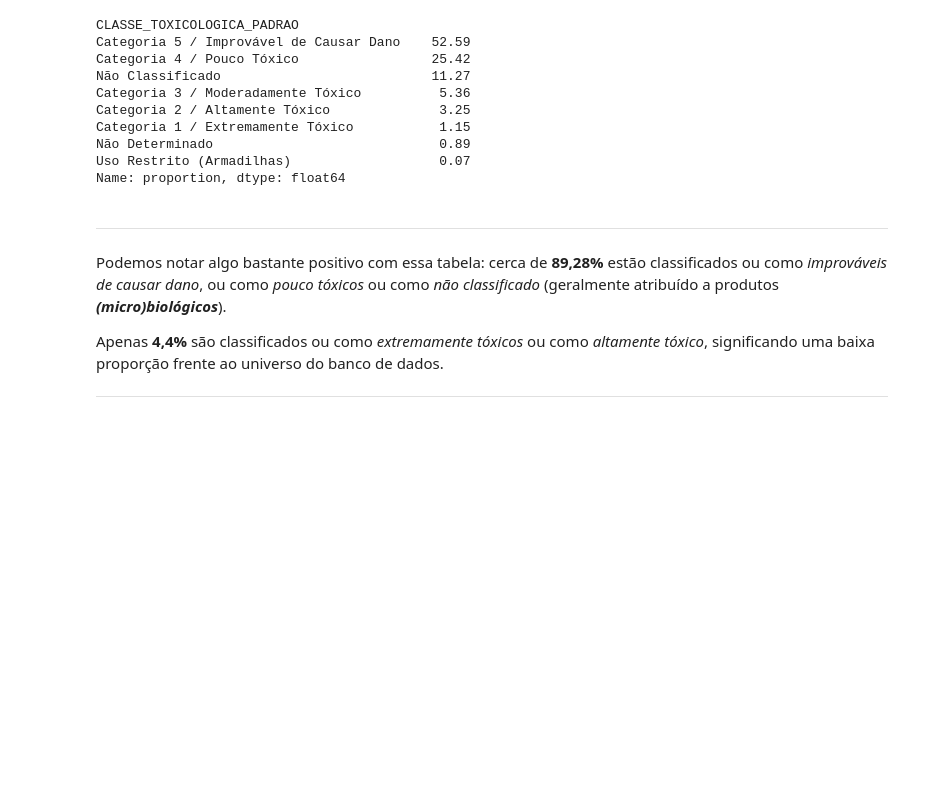
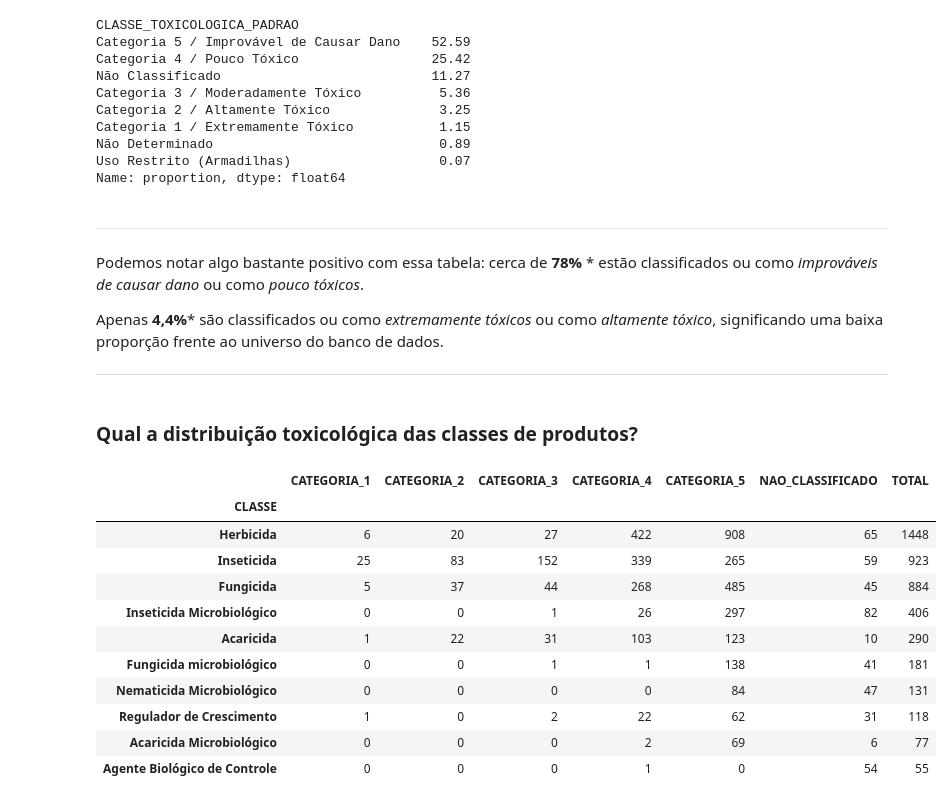
Before and after one commit to luan-vsd/Analise-Agrofit, a Jupyter notebook: notebooks/agrofit.ipynb, the cells around one changed output. Drawn from its saved outputs; the diff is of its cells as text; code cells hidden in the pictures; blank space fills up the shorter version.

```diff
--- a/notebooks/agrofit.ipynb
+++ b/notebooks/agrofit.ipynb
@@ -21,7 +21,5 @@ response = requests.get(url, headers=headers)
 
 # Salvar no caminho correto
 csv_path = os.path.join(data_folder, "agrofitprodutosformulados.csv")
-with open(csv_path, "wb") as f:
-    f.write(response.content)
 # %%
 import pandas as pd
@@ -437,8 +488,49 @@ Name: proportion, dtype: float64
 # %% [markdown]
 ---
 
-Podemos notar algo bastante positivo com essa tabela: cerca de **89,28%** estão classificados ou como *improváveis de causar dano*, ou como *pouco tóxicos* ou como *não classificado* (geralmente atribuído a produtos ***(micro)biológicos***).
+Podemos notar algo bastante positivo com essa tabela: cerca de **78%** * estão classificados ou como *improváveis de causar dano* ou como *pouco tóxicos*.
 
-Apenas **4,4%** são classificados ou como *extremamente tóxicos* ou como *altamente tóxico*, significando uma baixa proporção frente ao universo do banco de dados.
+Apenas **4,4%*** são classificados ou como *extremamente tóxicos* ou como *altamente tóxico*, significando uma baixa proporção frente ao universo do banco de dados.
+
 
 ---
+# %% [markdown]
+### Qual a distribuição toxicológica das classes de produtos?
+# %%
+# Seleciona colunas relevantes e remove duplicatas de produtos
+classes_toxicologia_df = df[['NR_REGISTRO', 'CLASSE', 'CLASSE_TOXICOLOGICA_PADRAO']].drop_duplicates(subset=['NR_REGISTRO'])
+
+# Cria colunas booleanas para as 5 classes toxicológicas
+for x in range(1, 6):
+    classes_toxicologia_df[f'CATEGORIA_{x}'] = classes_toxicologia_df['CLASSE_TOXICOLOGICA_PADRAO'].str.contains(f'Categoria {x}', case=False, na=False)
+
+# Cria coluna booleana para a classe de "Não Classificado"
+classes_toxicologia_df['NAO_CLASSIFICADO'] = classes_toxicologia_df['CLASSE_TOXICOLOGICA_PADRAO'].str.contains('Não Classificado', case=False, na=False)
+
+# Separa as classes em cada linha para melhor compreensão
+classes_toxicologia_df['CLASSE'] = classes_toxicologia_df['CLASSE'].str.split('/')
+classes_toxicologia = classes_toxicologia_df.explode(column='CLASSE')
+
+# Agrupa por classe e soma a quantidade de produtos por classe
+classes_toxicologia = classes_toxicologia.groupby('CLASSE', observed=True)[['CATEGORIA_1', 'CATEGORIA_2', 'CATEGORIA_3', 'CATEGORIA_4', 'CATEGORIA_5','NAO_CLASSIFICADO']].sum()
+
+# Adiciona coluna de total para facilitar ordenação
+classes_toxicologia['TOTAL'] = classes_toxicologia.sum(axis=1)
+
+# Ordena pelas classes com mais produtos e exibe as top 10
+classes_toxicologia = classes_toxicologia.nlargest(n=10, columns='TOTAL')
+
+classes_toxicologia
+# %% [output]
+|  | CATEGORIA_1 | CATEGORIA_2 | CATEGORIA_3 | CATEGORIA_4 | CATEGORIA_5 | NAO_CLASSIFICADO | TOTAL |
+| CLASSE |  |  |  |  |  |  |  |
+| Herbicida | 6 | 20 | 27 | 422 | 908 | 65 | 1448 |
+| Inseticida | 25 | 83 | 152 | 339 | 265 | 59 | 923 |
+| Fungicida | 5 | 37 | 44 | 268 | 485 | 45 | 884 |
+| Inseticida Microbiológico | 0 | 0 | 1 | 26 | 297 | 82 | 406 |
+| Acaricida | 1 | 22 | 31 | 103 | 123 | 10 | 290 |
+| Fungicida microbiológico | 0 | 0 | 1 | 1 | 138 | 41 | 181 |
+| Nematicida Microbiológico | 0 | 0 | 0 | 0 | 84 | 47 | 131 |
+| Regulador de Crescimento | 1 | 0 | 2 | 22 | 62 | 31 | 118 |
+| Acaricida Microbiológico | 0 | 0 | 0 | 2 | 69 | 6 | 77 |
+| Agente Biológico de Controle | 0 | 0 | 0 | 1 | 0 | 54 | 55 |
```
Also changed, not shown: parts of 26 cells of this notebook, 2 other files.
